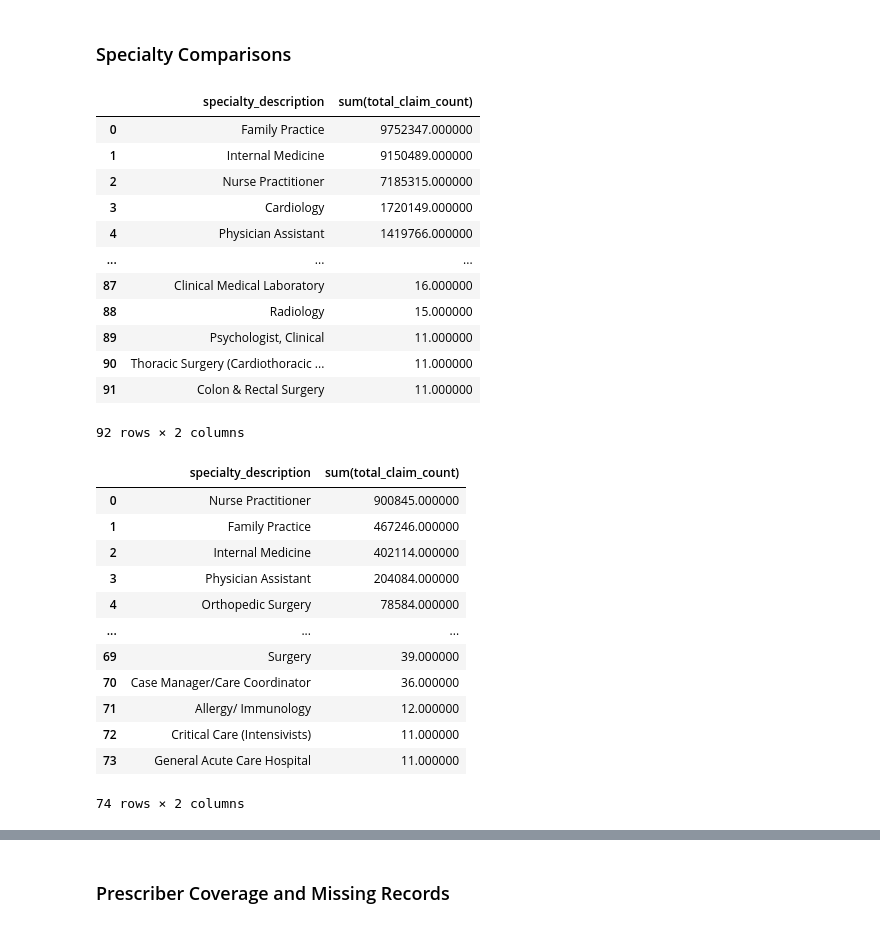
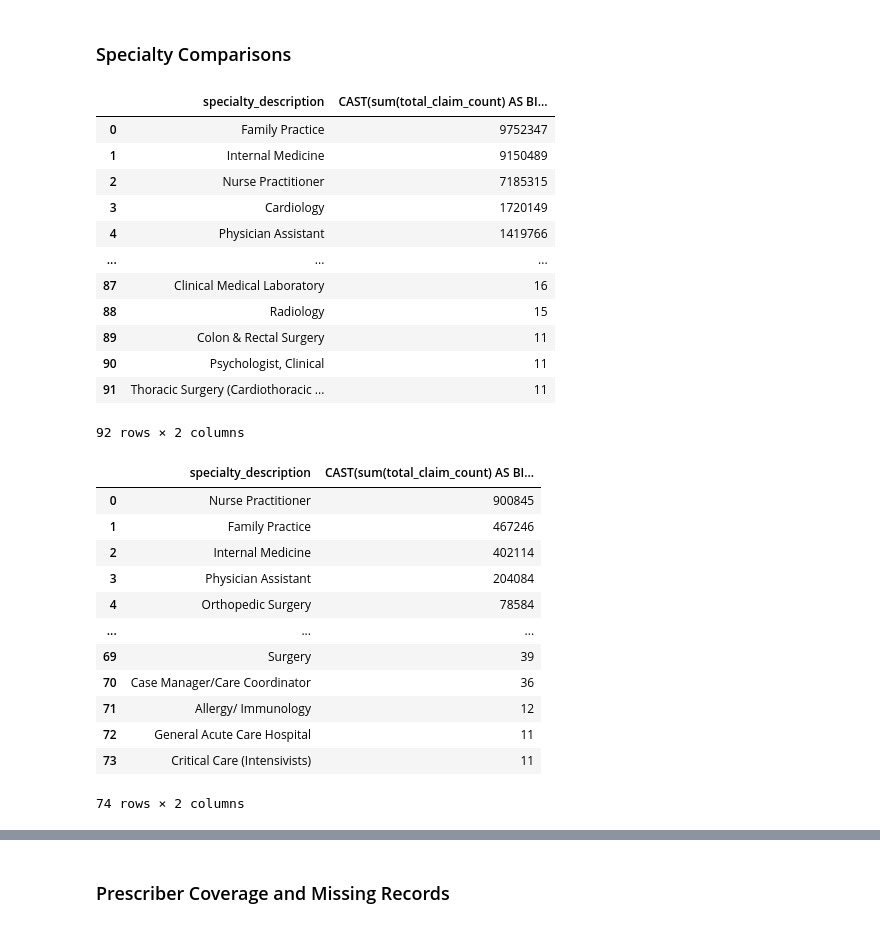
Before and after one commit to buterabuilds/prescribers_SQL, a Jupyter notebook: scripts/project_eda.ipynb, the cells around one changed output, grey strips where cells are left out. Cells and saved outputs as stored; diff of their text form; code cells hidden in the pictures.

```diff
--- a/scripts/project_eda.ipynb
+++ b/scripts/project_eda.ipynb
@@ -114,29 +114,29 @@ LIMIT 5;
 # %%
 %%sql
 -- Which specialty had the highest total number of claims across all drugs?
-SELECT specialty_description, SUM(total_claim_count)
+SELECT specialty_description, SUM(total_claim_count)::BIGINT
 FROM prescriber
     INNER JOIN prescription USING (npi)
 GROUP BY specialty_description
 ORDER BY SUM(total_claim_count) DESC;
 # %% [output]
-|  | specialty_description | sum(total_claim_count) |
-| 0 | Family Practice | 9752347.000000 |
-| 1 | Internal Medicine | 9150489.000000 |
-| 2 | Nurse Practitioner | 7185315.000000 |
-| 3 | Cardiology | 1720149.000000 |
-| 4 | Physician Assistant | 1419766.000000 |
+|  | specialty_description | CAST(sum(total_claim_count) AS BI... |
+| 0 | Family Practice | 9752347 |
+| 1 | Internal Medicine | 9150489 |
+| 2 | Nurse Practitioner | 7185315 |
+| 3 | Cardiology | 1720149 |
+| 4 | Physician Assistant | 1419766 |
 | ... | ... | ... |
-| 87 | Clinical Medical Laboratory | 16.000000 |
-| 88 | Radiology | 15.000000 |
-| 89 | Psychologist, Clinical | 11.000000 |
-| 90 | Thoracic Surgery (Cardiothoracic ... | 11.000000 |
-| 91 | Colon & Rectal Surgery | 11.000000 |
+| 87 | Clinical Medical Laboratory | 16 |
+| 88 | Radiology | 15 |
+| 89 | Colon & Rectal Surgery | 11 |
+| 90 | Psychologist, Clinical | 11 |
+| 91 | Thoracic Surgery (Cardiothoracic ... | 11 |
 92 rows × 2 columns
 # %%
 %%sql
 -- Which specialty had the highest total number of opioid claims
-SELECT specialty_description, SUM(total_claim_count)
+SELECT specialty_description, SUM(total_claim_count)::BIGINT
 FROM prescriber
 	INNER JOIN prescription USING (npi)
 	INNER JOIN drug USING (drug_name)
@@ -144,18 +144,18 @@ WHERE opioid_drug_flag = 'Y'
 GROUP BY specialty_description
 ORDER BY SUM(total_claim_count) DESC;
 # %% [output]
-|  | specialty_description | sum(total_claim_count) |
-| 0 | Nurse Practitioner | 900845.000000 |
-| 1 | Family Practice | 467246.000000 |
-| 2 | Internal Medicine | 402114.000000 |
-| 3 | Physician Assistant | 204084.000000 |
-| 4 | Orthopedic Surgery | 78584.000000 |
+|  | specialty_description | CAST(sum(total_claim_count) AS BI... |
+| 0 | Nurse Practitioner | 900845 |
+| 1 | Family Practice | 467246 |
+| 2 | Internal Medicine | 402114 |
+| 3 | Physician Assistant | 204084 |
+| 4 | Orthopedic Surgery | 78584 |
 | ... | ... | ... |
-| 69 | Surgery | 39.000000 |
-| 70 | Case Manager/Care Coordinator | 36.000000 |
-| 71 | Allergy/ Immunology | 12.000000 |
-| 72 | Critical Care (Intensivists) | 11.000000 |
-| 73 | General Acute Care Hospital | 11.000000 |
+| 69 | Surgery | 39 |
+| 70 | Case Manager/Care Coordinator | 36 |
+| 71 | Allergy/ Immunology | 12 |
+| 72 | General Acute Care Hospital | 11 |
+| 73 | Critical Care (Intensivists) | 11 |
 74 rows × 2 columns
 # %%
 %%sql
```
Also changed, not shown: parts of 14 cells of this notebook.
